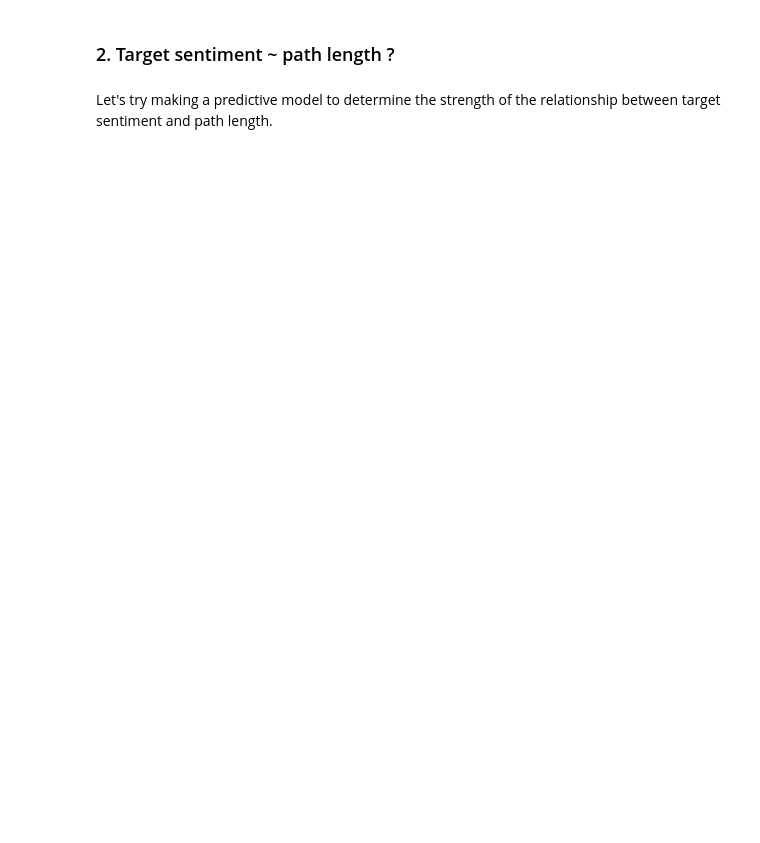
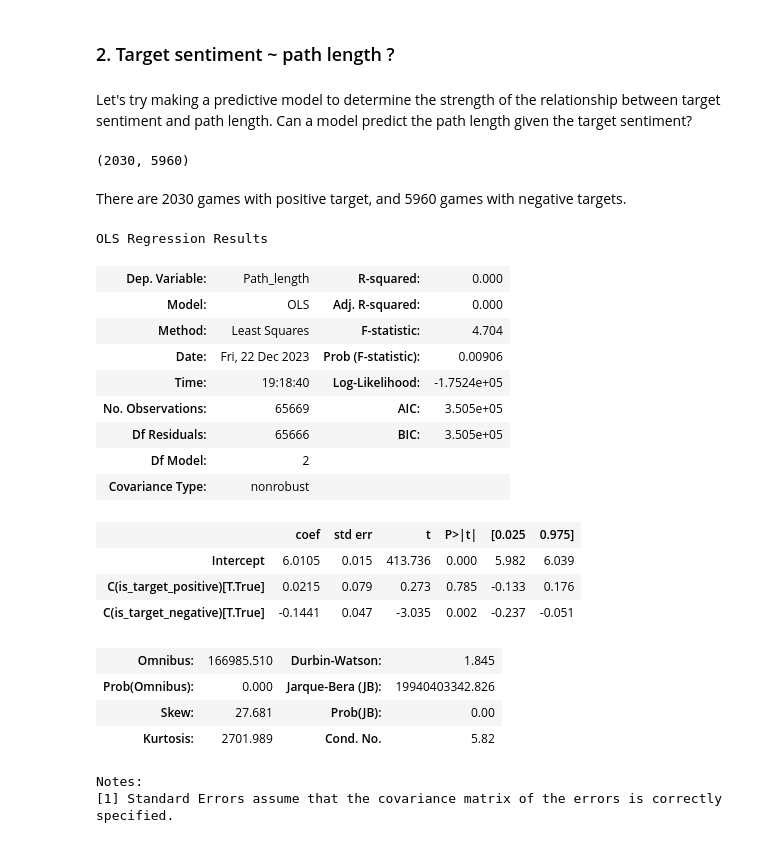
Before and after one commit to epfl-ada/ada-2023-project-statsquad3, a Jupyter notebook: subquestion-5.ipynb, the cells around one changed output. Saved outputs shown, nothing was run; the diff lists cells and outputs as text; code cells hidden in the pictures; blank space fills up the shorter version.

```diff
--- a/subquestion-5.ipynb
+++ b/subquestion-5.ipynb
@@ -155,4 +199,4 @@ path_heatmap(df_neutral.filter(items=np.random.choice(df_neutral.index, size=100
 # %% [markdown]
 ### 2. Target sentiment ~ path length ?
 # %% [markdown]
-Let's try making a predictive model to determine the strength of the relationship between target sentiment and path length.
+Let's try making a predictive model to determine the strength of the relationship between target sentiment and path length. Can a model predict the path length given the target sentiment?
@@ -158,0 +206,31 @@ Let's try making a predictive model to determine the strength of the relationshi
+# %%
+df["is_target_positive"].sum(), df["is_target_negative"].sum()
+# %% [output]
+(2030, 5960)
+# %% [markdown]
+There are 2030 games with positive target, and 5960 games with negative targets.
+# %%
+mod = smf.ols(formula='Path_length ~ C(is_target_positive) + C(is_target_negative)', data=df)
+res = mod.fit()
+res.summary()
+# %% [output]
+OLS Regression Results
+| Dep. Variable: | Path_length | R-squared: | 0.000 |
+| Model: | OLS | Adj. R-squared: | 0.000 |
+| Method: | Least Squares | F-statistic: | 4.704 |
+| Date: | Fri, 22 Dec 2023 | Prob (F-statistic): | 0.00906 |
+| Time: | 19:18:40 | Log-Likelihood: | -1.7524e+05 |
+| No. Observations: | 65669 | AIC: | 3.505e+05 |
+| Df Residuals: | 65666 | BIC: | 3.505e+05 |
+| Df Model: | 2 |  |  |
+| Covariance Type: | nonrobust |  |  |
+|  | coef | std err | t | P>|t| | [0.025 | 0.975] |
+| Intercept | 6.0105 | 0.015 | 413.736 | 0.000 | 5.982 | 6.039 |
+| C(is_target_positive)[T.True] | 0.0215 | 0.079 | 0.273 | 0.785 | -0.133 | 0.176 |
+| C(is_target_negative)[T.True] | -0.1441 | 0.047 | -3.035 | 0.002 | -0.237 | -0.051 |
+| Omnibus: | 166985.510 | Durbin-Watson: | 1.845 |
+| Prob(Omnibus): | 0.000 | Jarque-Bera (JB): | 19940403342.826 |
+| Skew: | 27.681 | Prob(JB): | 0.00 |
+| Kurtosis: | 2701.989 | Cond. No. | 5.82 |
+Notes:
+[1] Standard Errors assume that the covariance matrix of the errors is correctly specified.
```
Also changed, not shown: parts of 19 cells of this notebook.
